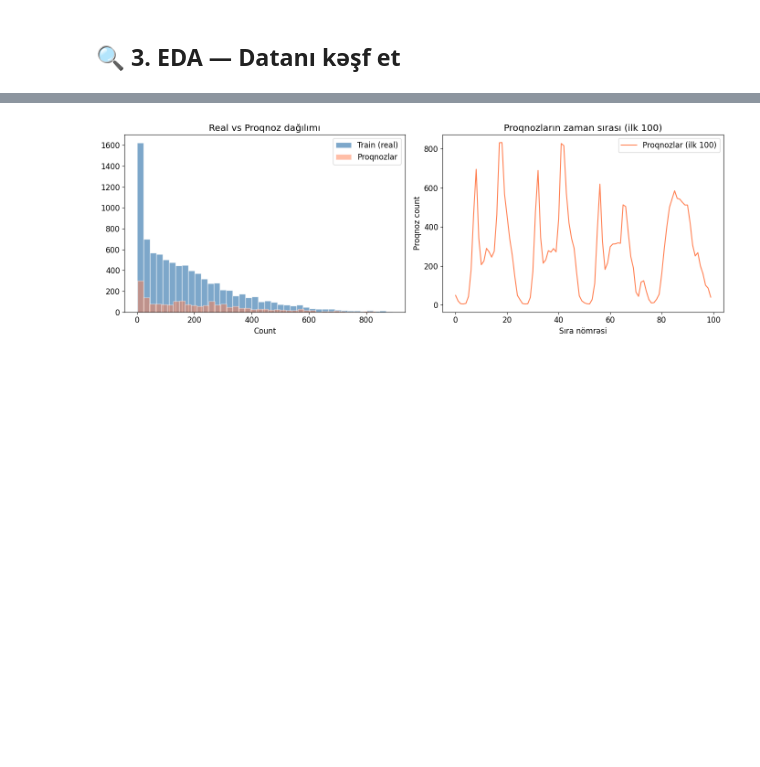
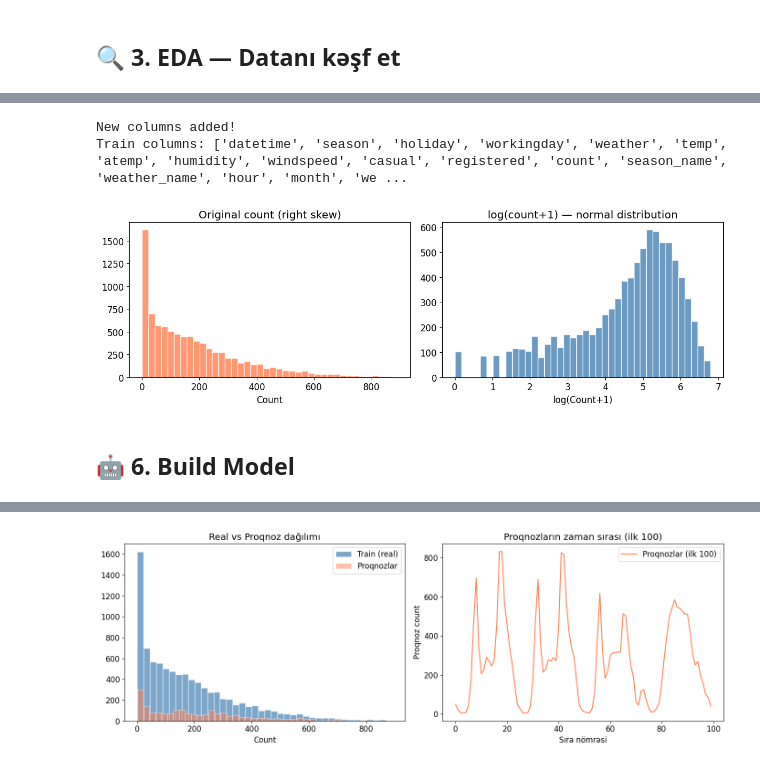
Before and after one commit to shamilnb/my_work, a Jupyter notebook: hlbt_baku_bike.ipynb, the cells around one changed output, grey strips where cells are left out. Cells and saved outputs as stored; diff of their text form; code cells hidden in the pictures; blank space fills up the shorter version.

```diff
--- a/hlbt_baku_bike.ipynb
+++ b/hlbt_baku_bike.ipynb
@@ -480,0 +263,71 @@ Kaggle-a yükləmək üçün bu faylı istifadə et.
+# %%
+def add_features(df):
+    """
+    It adds the same features for both datasets (train and test).
+    Advantage of writing a function: we don't write the code twice, the risk of errors is reduced.
+    """
+    df = df.copy()  # To preserve the original
+
+    # convert datetime column to pandas date format
+    df['datetime'] = pd.to_datetime(df['datetime'])
+
+    # Extract new columns from datetime
+    df['hour']    = df['datetime'].dt.hour       # 0-23: day's hour
+    df['month']   = df['datetime'].dt.month      # 1-12: year's month
+    df['weekday'] = df['datetime'].dt.dayofweek  # 0=Monday, 6=Sunday
+    df['year']    = df['datetime'].dt.year       # 2011 or 2012
+
+    # Rush hour: morning (7-9) and evening (17-19) peak hours
+    # .isin() — is the value in the list? Returns True/False
+    # .astype(int) — converts True→1, False→0
+    df['rush_hour'] = df['hour'].isin([7, 8, 9, 17, 18, 19]).astype(int)
+
+    # Night hours: usually very low occupancy
+    df['night'] = df['hour'].isin([0, 1, 2, 3, 4, 5]).astype(int)
+
+    # Working day + Rush hour combination
+    # On a working day during rush hour → high rental
+    # On a weekend during the same hours → low rental
+    df['workingday_rush'] = df['workingday'] * df['rush_hour']
+
+    return df
+
+
+# Apply to both datasets
+train = add_features(train)
+test  = add_features(test)
+
+print('New columns added!')
+print('Train columns:', list(train.columns))
+# %% [output]
+New columns added!
+Train columns: ['datetime', 'season', 'holiday', 'workingday', 'weather', 'temp', 'atemp', 'humidity', 'windspeed', 'casual', 'registered', 'count', 'season_name', 'weather_name', 'hour', 'month', 'we ...
+# %%
+# Log Transform — convert count to a logarithmic scale
+#
+# Why is it needed?
+# - count is right-skewed (many small values, few large values)
+# - Log transform helps to normalize the distribution
+# - MAE metric performs better with log-scaled data
+#
+# np.log1p(x) = log(x+1)  →  We add +1 to maintain the value of 0
+# (log(0) = -inf since log(0) is undefined)
+
+train['log_count'] = np.log1p(train['count'])
+
+fig, axes = plt.subplots(1, 2, figsize=(12, 4))
+
+axes[0].hist(train['count'], bins=40, color='coral', alpha=0.8, edgecolor='white')
+axes[0].set_title('Original count (right skew)')
+axes[0].set_xlabel('Count')
+
+axes[1].hist(train['log_count'], bins=40, color='steelblue', alpha=0.8, edgecolor='white')
+axes[1].set_title('log(count+1) — normal distribution')
+axes[1].set_xlabel('log(Count+1)')
+
+plt.tight_layout()
+plt.show()
+# %% [output]
+[figure, added]
+# %% [markdown]
+## 🤖 6. Build Model
```
Also changed, not shown: parts of 40 cells of this notebook.
